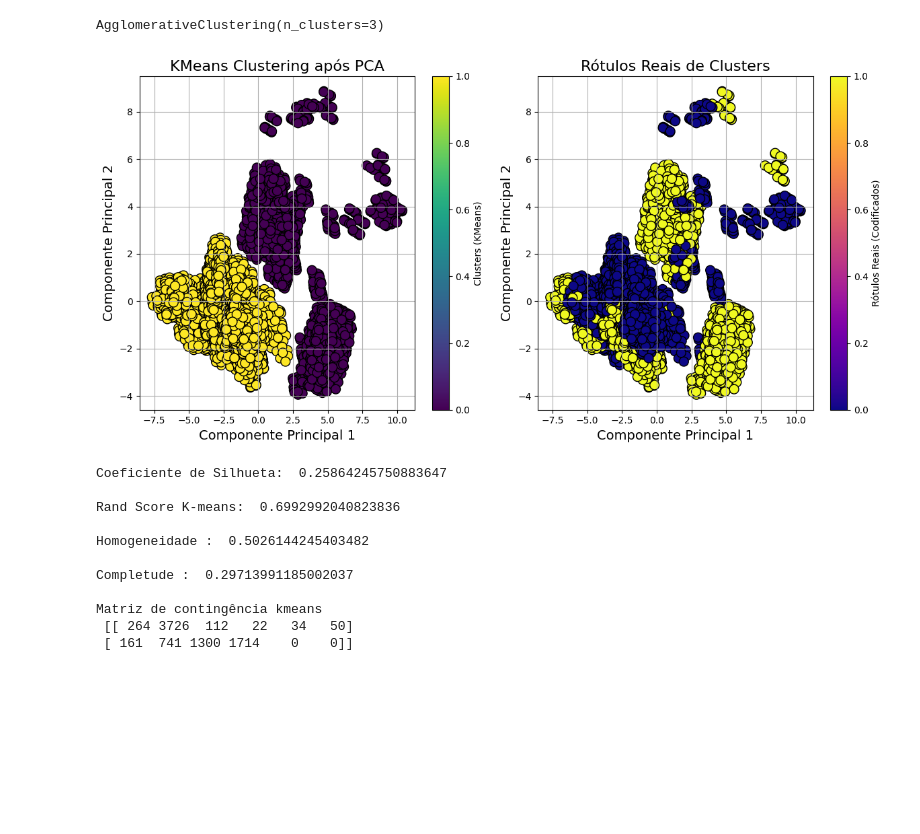
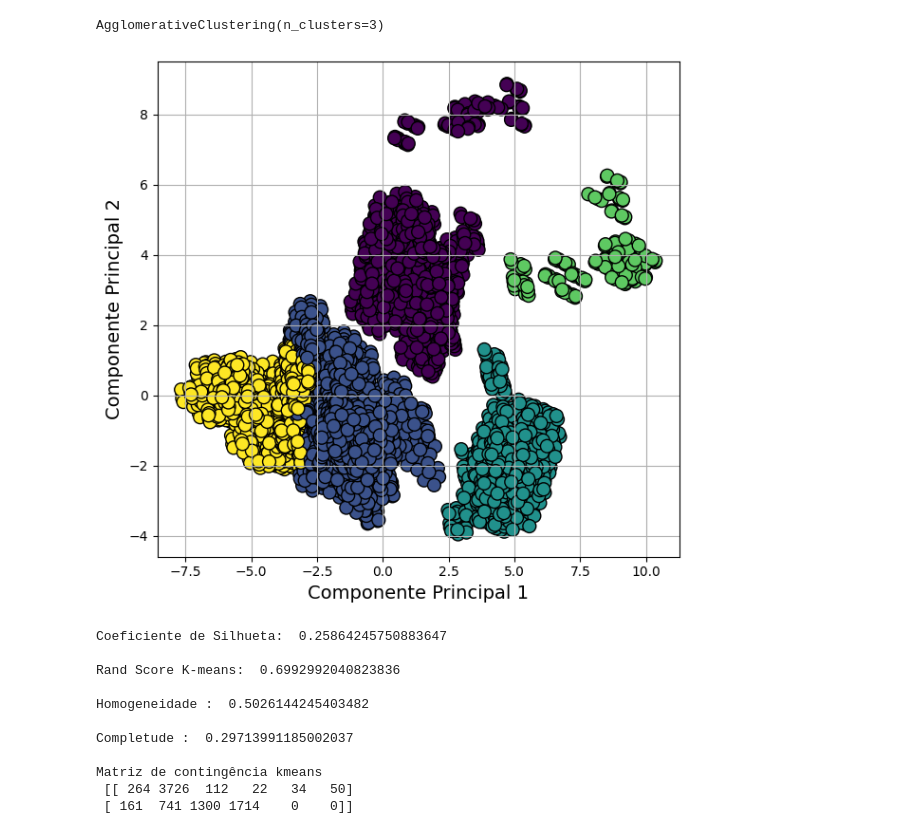
Before and after one commit to ronaldo-dck/AM-class, a Jupyter notebook: cluster/clustering.ipynb, the cells around one changed output. Drawn from its saved outputs; the diff is of its cells as text; code cells hidden in the pictures; blank space fills up the shorter version.

```diff
--- a/cluster/clustering.ipynb
+++ b/cluster/clustering.ipynb
@@ -152,5 +163,8 @@ plt.show()
 # %%
-db = DBSCAN(eps=0.3, min_samples=15)
+db = DBSCAN(eps=4, min_samples=300)
 db.fit(X)
 
 db_labels = db.labels_
+db_labels = pd.DataFrame(db_labels)
+
+print(db_labels.unique())
@@ -224,39 +242,39 @@ AgglomerativeClustering(n_clusters=3)
 # %%
 
 # Passo 2: Aplicar PCA
 pca = PCA(n_components=2)
 df_pca = pca.fit_transform(X)
 
 # Passo 3: Aplicar KMeans
-Agnes = AgglomerativeClustering(n_clusters=2,linkage='ward')
+Agnes = AgglomerativeClustering(n_clusters=5,linkage='complete')
 clusters = Agnes.fit_predict(df_pca)
 
 
 # Passo 5: Visualizar os resultados
 plt.figure(figsize=(12, 6))
 
 # Plotar KMeans
 plt.subplot(1, 2, 1)
 plt.scatter(df_pca[:, 0], df_pca[:, 1], c=clusters, cmap='viridis', marker='o', edgecolor='k', s=100)
-plt.title('KMeans Clustering após PCA', fontsize=16)
+# plt.title('KMeans Clustering após PCA', fontsize=16)
 plt.xlabel('Componente Principal 1', fontsize=14)
 plt.ylabel('Componente Principal 2', fontsize=14)
-plt.colorbar(label='Clusters (KMeans)')
+# plt.colorbar(label='Clusters (KMeans)')
 plt.grid()
 
-# Plotar rótulos reais
-plt.subplot(1, 2, 2)
-plt.scatter(df_pca[:, 0], df_pca[:, 1], c=y, cmap='plasma', marker='o', edgecolor='k', s=100)
-plt.title('Rótulos Reais de Clusters', fontsize=16)
-plt.xlabel('Componente Principal 1', fontsize=14)
-plt.ylabel('Componente Principal 2', fontsize=14)
-plt.colorbar(label='Rótulos Reais (Codificados)')
-plt.grid()
+# # Plotar rótulos reais
+# plt.subplot(1, 2, 2)
+# plt.scatter(df_pca[:, 0], df_pca[:, 1], c=y, cmap='plasma', marker='o', edgecolor='k', s=100)
+# plt.title('Rótulos Reais de Clusters', fontsize=16)
+# plt.xlabel('Componente Principal 1', fontsize=14)
+# plt.ylabel('Componente Principal 2', fontsize=14)
+# plt.colorbar(label='Rótulos Reais (Codificados)')
+# plt.grid()
 
 plt.tight_layout()
 plt.show()
 # %% [output]
-[figure, old version]
+[figure, new version]
 # %%
 
 
```
Also changed, not shown: parts of 3 cells of this notebook, 5 other files.
